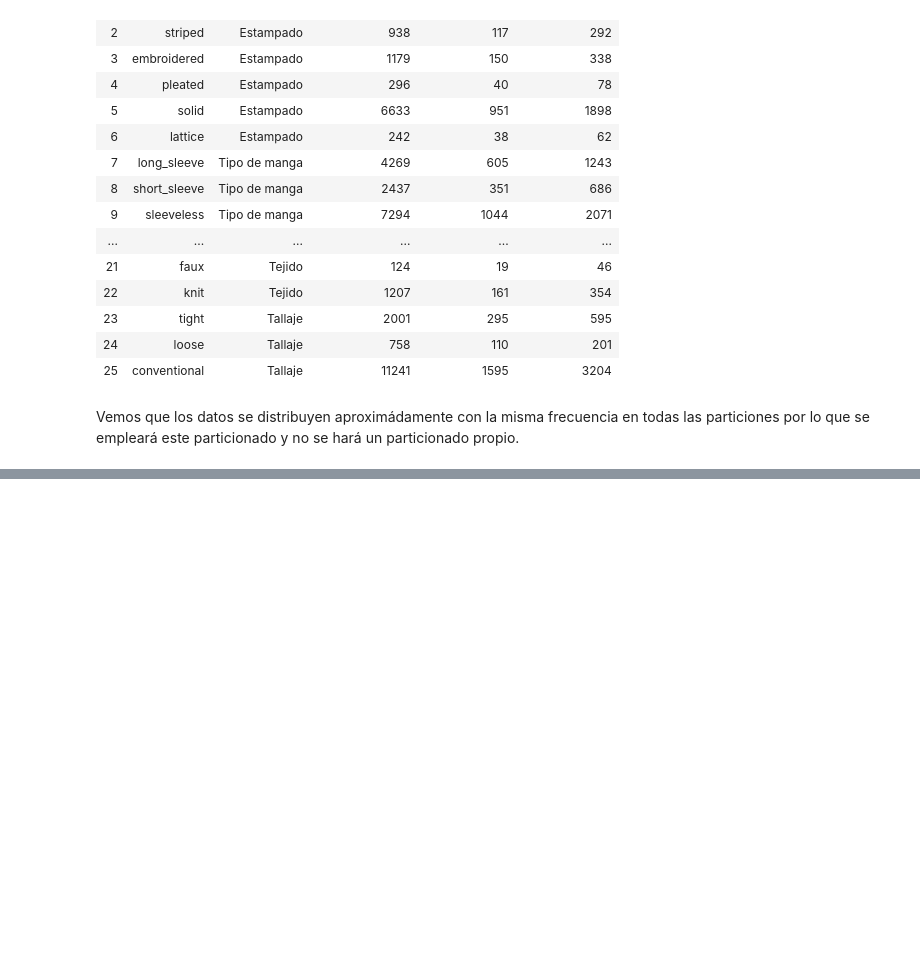
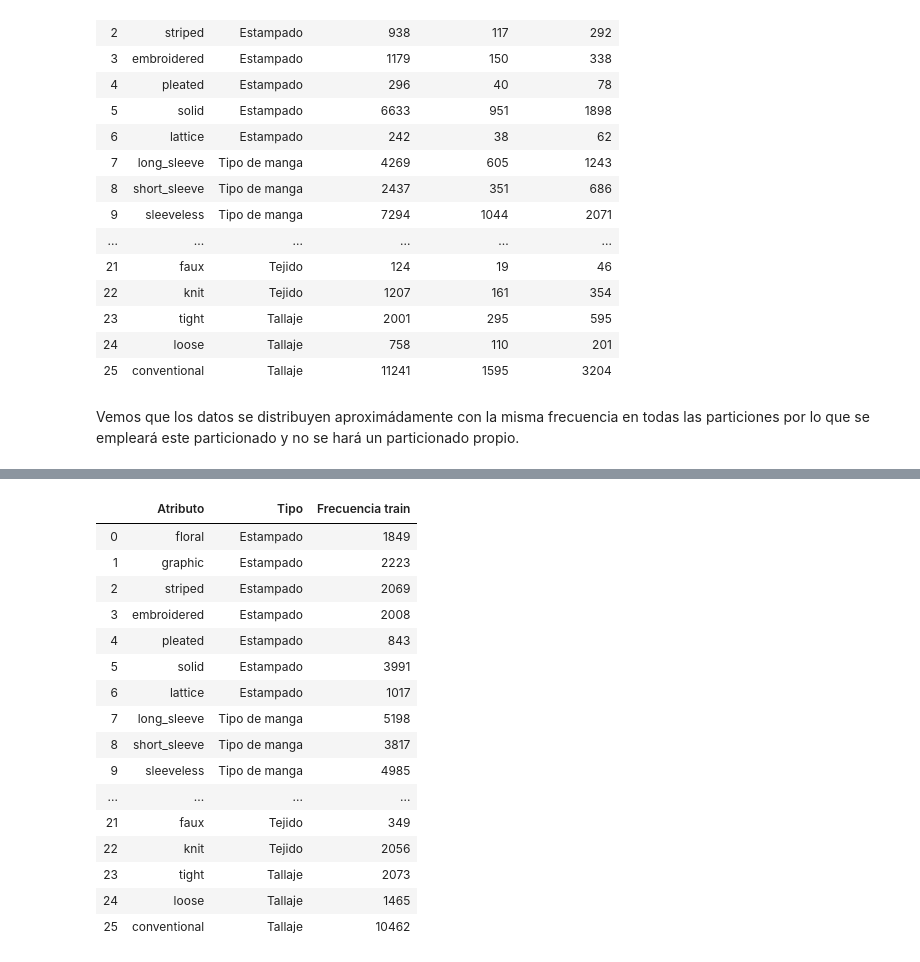
Before and after one commit to akepa/attribute-detection-in-fashon-images, a Jupyter notebook: DeepFashion_VersionReducida_Analisis.ipynb, the cells around one changed output, grey strips where cells are left out. Saved outputs shown, nothing was run; the diff lists cells and outputs as text; code cells hidden in the pictures; blank space fills up the shorter version.

```diff
--- a/DeepFashion_VersionReducida_Analisis.ipynb
+++ b/DeepFashion_VersionReducida_Analisis.ipynb
@@ -142,0 +240,2 @@ Vemos que los datos se distribuyen aproximádamente con la misma frecuencia en t
+# %%
+df = get_oversampled_dataset()
@@ -142,0 +245,20 @@ Vemos que los datos se distribuyen aproximádamente con la misma frecuencia en t
+# %%
+show_frequencies(df)
+# %% [output]
+|  | Atributo | Tipo | Frecuencia train |
+| 0 | floral | Estampado | 1849 |
+| 1 | graphic | Estampado | 2223 |
+| 2 | striped | Estampado | 2069 |
+| 3 | embroidered | Estampado | 2008 |
+| 4 | pleated | Estampado | 843 |
+| 5 | solid | Estampado | 3991 |
+| 6 | lattice | Estampado | 1017 |
+| 7 | long_sleeve | Tipo de manga | 5198 |
+| 8 | short_sleeve | Tipo de manga | 3817 |
+| 9 | sleeveless | Tipo de manga | 4985 |
+| ... | ... | ... | ... |
+| 21 | faux | Tejido | 349 |
+| 22 | knit | Tejido | 2056 |
+| 23 | tight | Tallaje | 2073 |
+| 24 | loose | Tallaje | 1465 |
+| 25 | conventional | Tallaje | 10462 |
```
Also changed, not shown: parts of 10 cells of this notebook.
